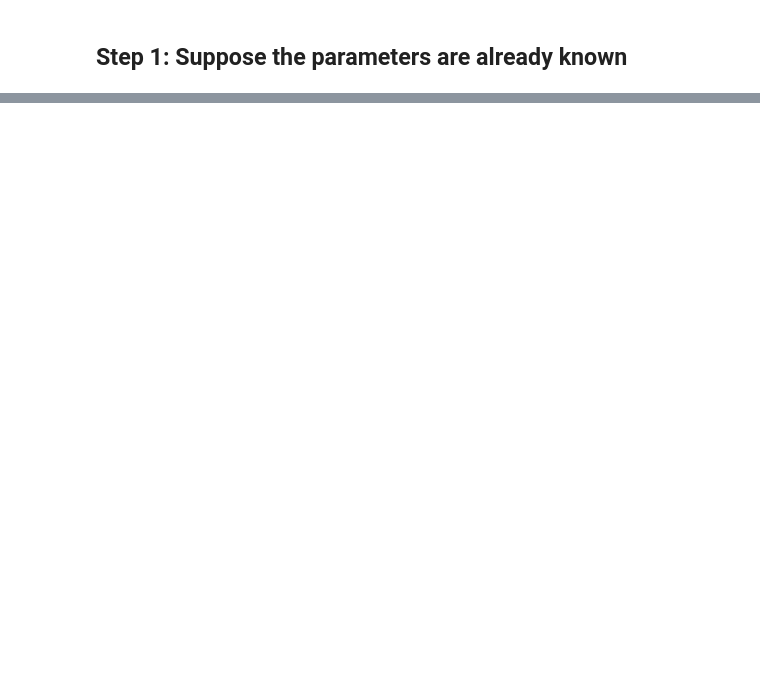
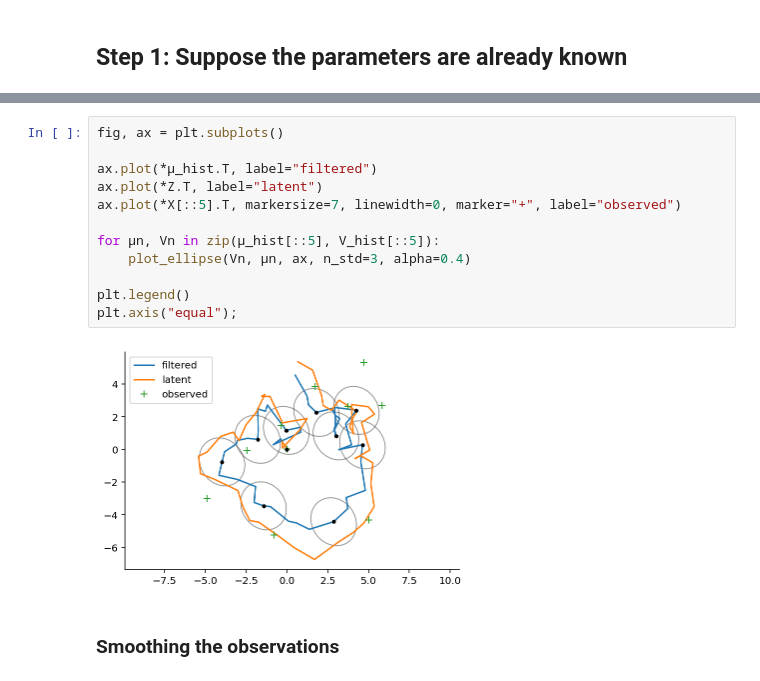
Before and after one commit to gerdm/msc-dissertation, a Jupyter notebook: notebooks/kalman-filter.ipynb, the cells around one changed output, grey strips where cells are left out. Drawn from its saved outputs; the diff is of its cells as text; blank space fills up the shorter version.

Commit message:
notebook-feat: add smoothing

```diff
--- a/notebooks/kalman-filter.ipynb
+++ b/notebooks/kalman-filter.ipynb
@@ -314,0 +249,16 @@ Text(0.5, 1.0, 'y projection')
+# %%
+fig, ax = plt.subplots()
+
+ax.plot(*μ_hist.T, label="filtered")
+ax.plot(*Z.T, label="latent")
+ax.plot(*X[::5].T, markersize=7, linewidth=0, marker="+", label="observed")
+
+for μn, Vn in zip(μ_hist[::5], V_hist[::5]):
+    plot_ellipse(Vn, μn, ax, n_std=3, alpha=0.4)
+
+plt.legend()
+plt.axis("equal");
+# %% [output]
+[figure, added]
+# %% [markdown]
+### Smoothing the observations
```
Also changed, not shown: parts of 26 cells of this notebook.
